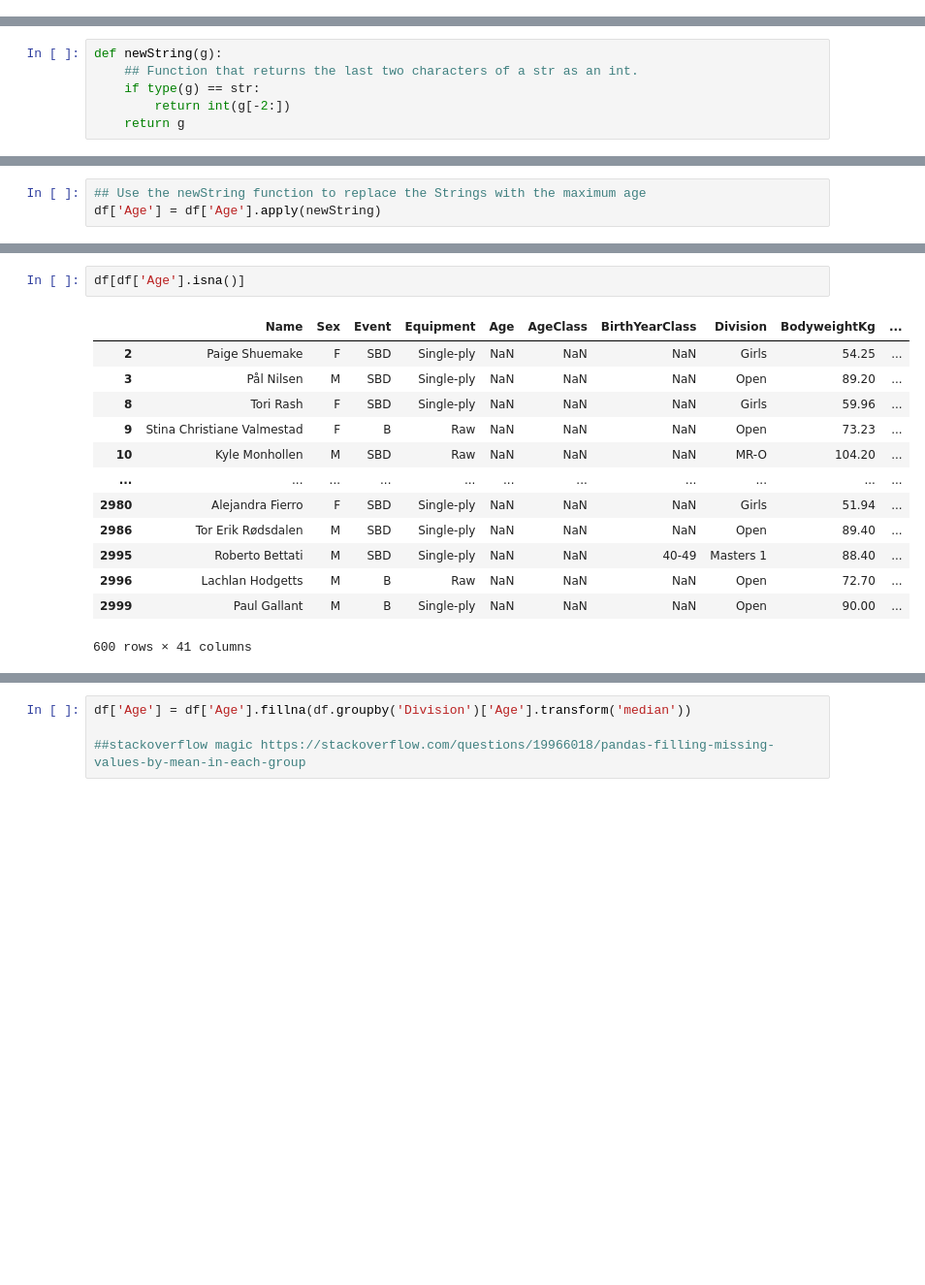
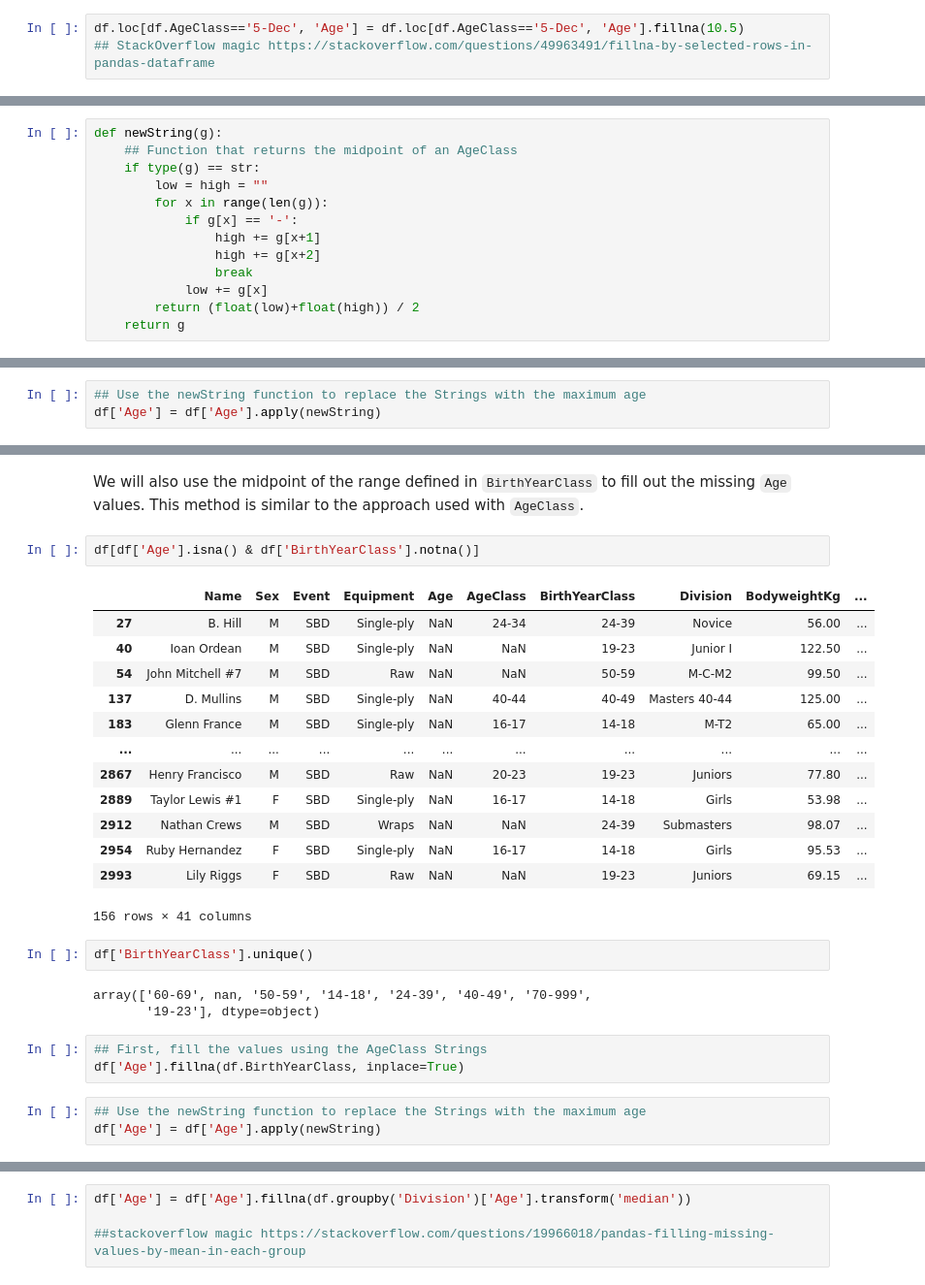
Before and after one commit to jinyangp/SC1015_MiniProject, a Jupyter notebook: JupyterNotebooks/dataprocessing.ipynb, the cells around one changed output, grey strips where cells are left out. Shown at 97% size. Drawn from its saved outputs; the diff is of its cells as text; blank space fills up the shorter version.

Commit message:
Filled missing Age values using AgeClass, BirthYearClass

```diff
--- a/JupyterNotebooks/dataprocessing.ipynb
+++ b/JupyterNotebooks/dataprocessing.ipynb
@@ -93,0 +129,3 @@ First, use the AgeClass column to fill in missing values for Age column. We will
+# %%
+df.loc[df.AgeClass=='5-Dec', 'Age'] = df.loc[df.AgeClass=='5-Dec', 'Age'].fillna(10.5)
+## StackOverflow magic https://stackoverflow.com/questions/49963491/fillna-by-selected-rows-in-pandas-dataframe
@@ -110,8 +176,15 @@ df[df['Age'].isna() & df['AgeClass'].notna()]
 # %%
 def newString(g):
-    ## Function that returns the last two characters of a str as an int.
+    ## Function that returns the midpoint of an AgeClass
     if type(g) == str:
-        return int(g[-2:])
+        low = high = ""
+        for x in range(len(g)):
+            if g[x] == '-':
+                high += g[x+1]
+                high += g[x+2]
+                break
+            low += g[x]
+        return (float(low)+float(high)) / 2
     return g
 # %%
 ## First, fill the values using the AgeClass Strings
@@ -169,16 +275,29 @@ We can fill the remaining missing values for Age with the median age of their re
+# %% [markdown]
+We will also use the midpoint of the range defined in `BirthYearClass` to fill out the missing `Age` values. This method is similar to the approach used with `AgeClass`.
 # %%
-df[df['Age'].isna()]
+df[df['Age'].isna() & df['BirthYearClass'].notna()]
 # %% [output]
 |  | Name | Sex | Event | Equipment | Age | AgeClass | BirthYearClass | Division | BodyweightKg | ... |
-| 2 | Paige Shuemake | F | SBD | Single-ply | NaN | NaN | NaN | Girls | 54.25 | ... |
-| 3 | Pål Nilsen | M | SBD | Single-ply | NaN | NaN | NaN | Open | 89.20 | ... |
-| 8 | Tori Rash | F | SBD | Single-ply | NaN | NaN | NaN | Girls | 59.96 | ... |
-| 9 | Stina Christiane Valmestad | F | B | Raw | NaN | NaN | NaN | Open | 73.23 | ... |
-| 10 | Kyle Monhollen | M | SBD | Raw | NaN | NaN | NaN | MR-O | 104.20 | ... |
+| 27 | B. Hill | M | SBD | Single-ply | NaN | 24-34 | 24-39 | Novice | 56.00 | ... |
+| 40 | Ioan Ordean | M | SBD | Single-ply | NaN | NaN | 19-23 | Junior I | 122.50 | ... |
+| 54 | John Mitchell #7 | M | SBD | Raw | NaN | NaN | 50-59 | M-C-M2 | 99.50 | ... |
+| 137 | D. Mullins | M | SBD | Single-ply | NaN | 40-44 | 40-49 | Masters 40-44 | 125.00 | ... |
+| 183 | Glenn France | M | SBD | Single-ply | NaN | 16-17 | 14-18 | M-T2 | 65.00 | ... |
 | ... | ... | ... | ... | ... | ... | ... | ... | ... | ... | ... |
-| 2980 | Alejandra Fierro | F | SBD | Single-ply | NaN | NaN | NaN | Girls | 51.94 | ... |
-| 2986 | Tor Erik Rødsdalen | M | SBD | Single-ply | NaN | NaN | NaN | Open | 89.40 | ... |
-| 2995 | Roberto Bettati | M | SBD | Single-ply | NaN | NaN | 40-49 | Masters 1 | 88.40 | ... |
-| 2996 | Lachlan Hodgetts | M | B | Raw | NaN | NaN | NaN | Open | 72.70 | ... |
-| 2999 | Paul Gallant | M | B | Single-ply | NaN | NaN | NaN | Open | 90.00 | ... |
+| 2867 | Henry Francisco | M | SBD | Raw | NaN | 20-23 | 19-23 | Juniors | 77.80 | ... |
+| 2889 | Taylor Lewis #1 | F | SBD | Single-ply | NaN | 16-17 | 14-18 | Girls | 53.98 | ... |
+| 2912 | Nathan Crews | M | SBD | Wraps | NaN | NaN | 24-39 | Submasters | 98.07 | ... |
+| 2954 | Ruby Hernandez | F | SBD | Single-ply | NaN | 16-17 | 14-18 | Girls | 95.53 | ... |
+| 2993 | Lily Riggs | F | SBD | Raw | NaN | NaN | 19-23 | Juniors | 69.15 | ... |
-600 rows × 41 columns
+156 rows × 41 columns
+# %%
+df['BirthYearClass'].unique()
+# %% [output]
+array(['60-69', nan, '50-59', '14-18', '24-39', '40-49', '70-999',
+       '19-23'], dtype=object)
+# %%
+## First, fill the values using the AgeClass Strings
+df['Age'].fillna(df.BirthYearClass, inplace=True)
+# %%
+## Use the newString function to replace the Strings with the maximum age
+df['Age'] = df['Age'].apply(newString)
```
Also changed, not shown: parts of 31 cells of this notebook.
